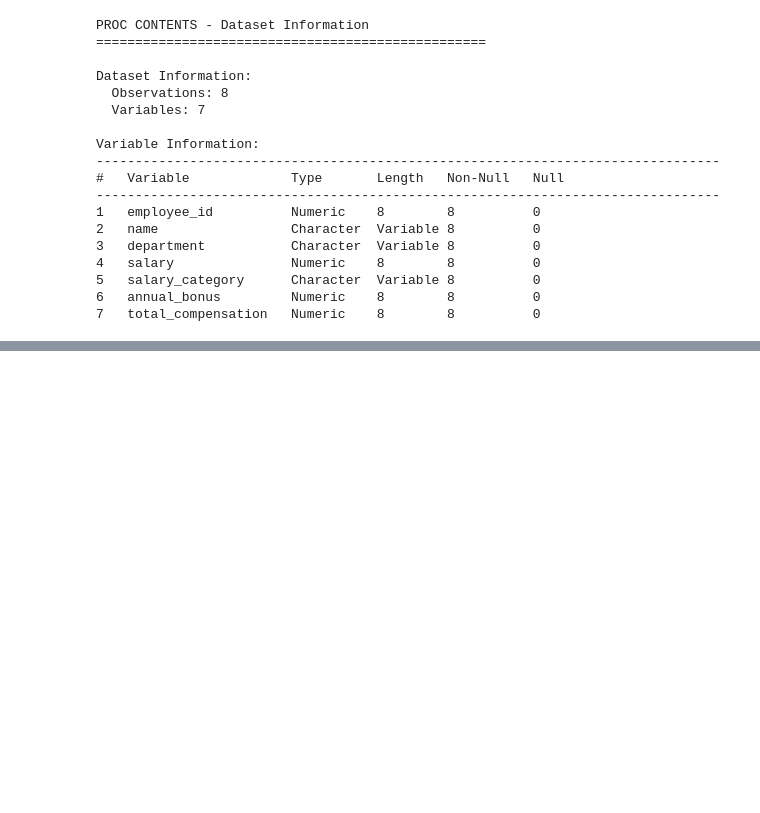
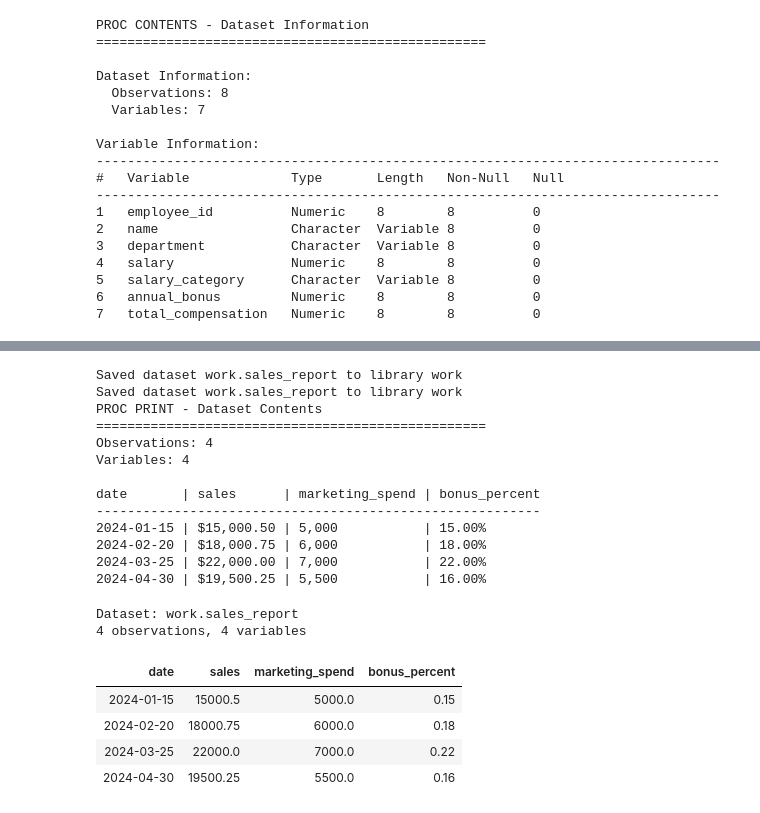
Before and after one commit to ryan-story/Open-SAS, a Jupyter notebook: examples/osas_walkthrough.ipynb, the cells around one changed output, grey strips where cells are left out. Cells and saved outputs as stored; diff of their text form; code cells hidden in the pictures; blank space fills up the shorter version.

```diff
--- a/examples/osas_walkthrough.ipynb
+++ b/examples/osas_walkthrough.ipynb
@@ -473,0 +1210,37 @@ Variable Information:
+# %%
+/* Demo 18: Professional Formatting with SAS Formats */
+data work.sales_report;
+    input date $ sales marketing_spend bonus_percent;
+    format sales dollar12.2 marketing_spend comma10.0 bonus_percent percent8.2;
+    datalines;
+2024-01-15 15000.50 5000 0.15
+2024-02-20 18000.75 6000 0.18
+2024-03-25 22000.00 7000 0.22
+2024-04-30 19500.25 5500 0.16
+;
+run;
+
+proc print data=work.sales_report;
+    title "Sales Report with Professional Formatting";
+run;
+# %% [output]
+Saved dataset work.sales_report to library work
+Saved dataset work.sales_report to library work
+PROC PRINT - Dataset Contents
+==================================================
+Observations: 4
+Variables: 4
+
+date       | sales      | marketing_spend | bonus_percent
+---------------------------------------------------------
+2024-01-15 | $15,000.50 | 5,000           | 15.00%
+2024-02-20 | $18,000.75 | 6,000           | 18.00%
+2024-03-25 | $22,000.00 | 7,000           | 22.00%
+2024-04-30 | $19,500.25 | 5,500           | 16.00%
+Dataset: work.sales_report
+4 observations, 4 variables
+| date | sales | marketing_spend | bonus_percent |
+| 2024-01-15 | 15000.5 | 5000.0 | 0.15 |
+| 2024-02-20 | 18000.75 | 6000.0 | 0.18 |
+| 2024-03-25 | 22000.0 | 7000.0 | 0.22 |
+| 2024-04-30 | 19500.25 | 5500.0 | 0.16 |
```
Also changed, not shown: parts of 68 cells of this notebook, 32 other files.
